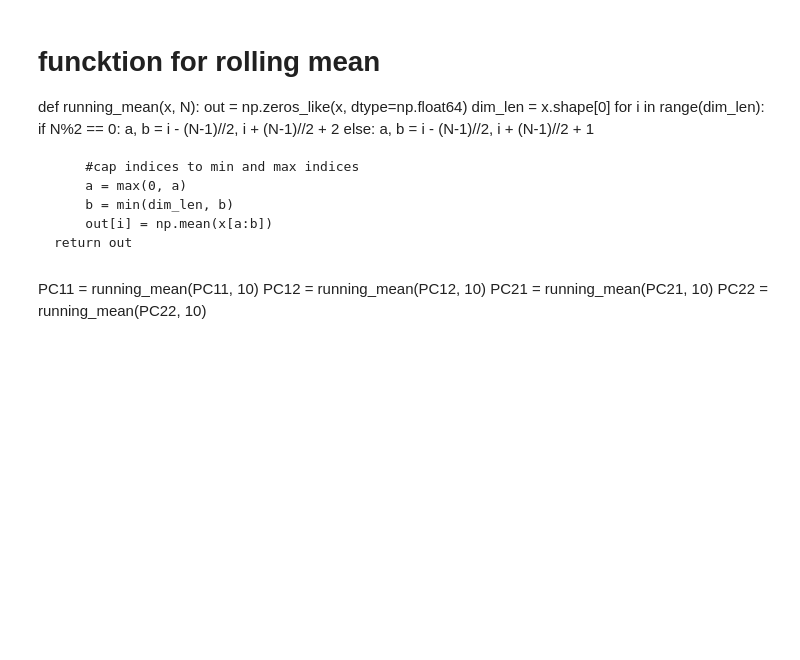
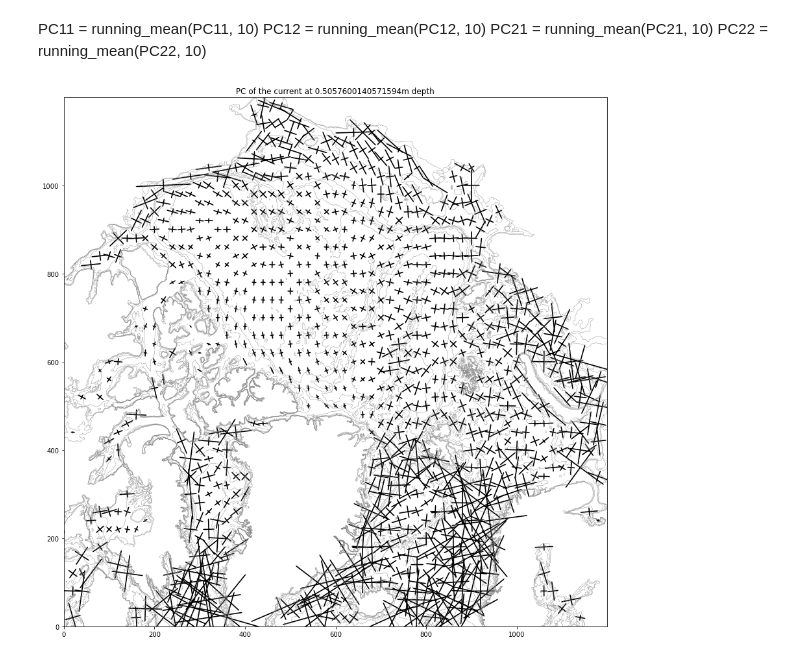
Before and after one commit to kaje2301/Master_2022, a Jupyter notebook: PC_script.ipynb, the cells around one changed output. Cells and saved outputs as stored; diff of their text form; code cells hidden in the pictures; blank space fills up the shorter version.

```diff
--- a/PC_script.ipynb
+++ b/PC_script.ipynb
@@ -182,0 +38,3 @@ uvx = np.array(uv.x.values)
+# %%
+vvar = ds.vomecrty.isel(y=slice(600,1800), x=slice(200,1400)).rolling(y=10).mean()
+vvar.shape
@@ -194,17 +53,0 @@ uvvel = np.array(uv[level,:,:].values)
-# %%
-warnings.filterwarnings('ignore')
-for i in i_list:
-    for j in j_list:
-        covm = np.array([[uvar0[j,i],uvvel[j,i]],
-        [uvvel[j,i],vvar0[j,i]]],dtype=float)
-        if np.isnan(covm).any():
-            continue
-        else:
-            values, vectors = np.linalg.eig(covm)
-            PC11[int(indx)] = vectors[0,0]*np.sqrt(values[0])
-            PC12[int(indx)] = vectors[1,0]*np.sqrt(values[0])
-            PC21[int(indx)] = vectors[0,1]*np.sqrt(values[1])
-            PC22[int(indx)] = vectors[1,1]*np.sqrt(values[1])
-            y[int(indx)] = uvy[j]
-            x[int(indx)] = uvx[i]
-            indx = indx + 1
@@ -219,16 +53,0 @@ x = np.array(x,dtype=float)
-# %% [markdown]
-# funcktion for rolling mean
-def running_mean(x, N):
-    out = np.zeros_like(x, dtype=np.float64)
-    dim_len = x.shape[0]
-    for i in range(dim_len):
-        if N%2 == 0:
-            a, b = i - (N-1)//2, i + (N-1)//2 + 2
-        else:
-            a, b = i - (N-1)//2, i + (N-1)//2 + 1
-
-        #cap indices to min and max indices
-        a = max(0, a)
-        b = min(dim_len, b)
-        out[i] = np.mean(x[a:b])
-    return out
@@ -237,4 +119,41 @@ PC11 = running_mean(PC11, 10)
 PC12 = running_mean(PC12, 10)
 PC21 = running_mean(PC21, 10)
 PC22 = running_mean(PC22, 10)
+# %%
+# Plot level 1
+n = 0
+PC11_s, PC12_s, PC21_s, PC22_s, x, y = PC_funk(level_list[n])
+
+fig, ax = plt.subplots(1,1,figsize=(15,15))
+plt.title(f'PC of the current at ' + str(depth_list[n]) + 'm depth')
+cmap = plt.get_cmap('magma_r')
+ax.contour(ds.mbathy[600:1800,200:1400], colors='grey',levels=8, linewidths=0.4)
+ax.quiver( x[::2], y[::2], PC11_s[::2], PC12_s[::2],
+    #color='r',
+    headwidth=1,
+    headlength=1,
+    width=0.002,
+    scale=2)
+ax.quiver(x[::2], y[::2], -PC11_s[::2], -PC12_s[::2],
+    #color='r',
+    headwidth=1,
+    headlength=1,
+    width=0.002,
+    scale=2)
+ax.quiver( x[::2], y[::2], PC21_s[::2], PC22_s[::2],
+    #color='b',
+    headwidth=1,
+    headlength=1,
+    width=0.002,
+    scale=2)
+ax.quiver( x[::2], y[::2], -PC21_s[::2], -PC22_s[::2],
+    #color='b',
+    headwidth=1,
+    headlength=1,
+    width=0.002,
+    scale=2)
+
+plt.show()
+# %% [output]
+[figure, added]
 # %%
```
Also changed, not shown: parts of 23 cells of this notebook, 2 other files.
